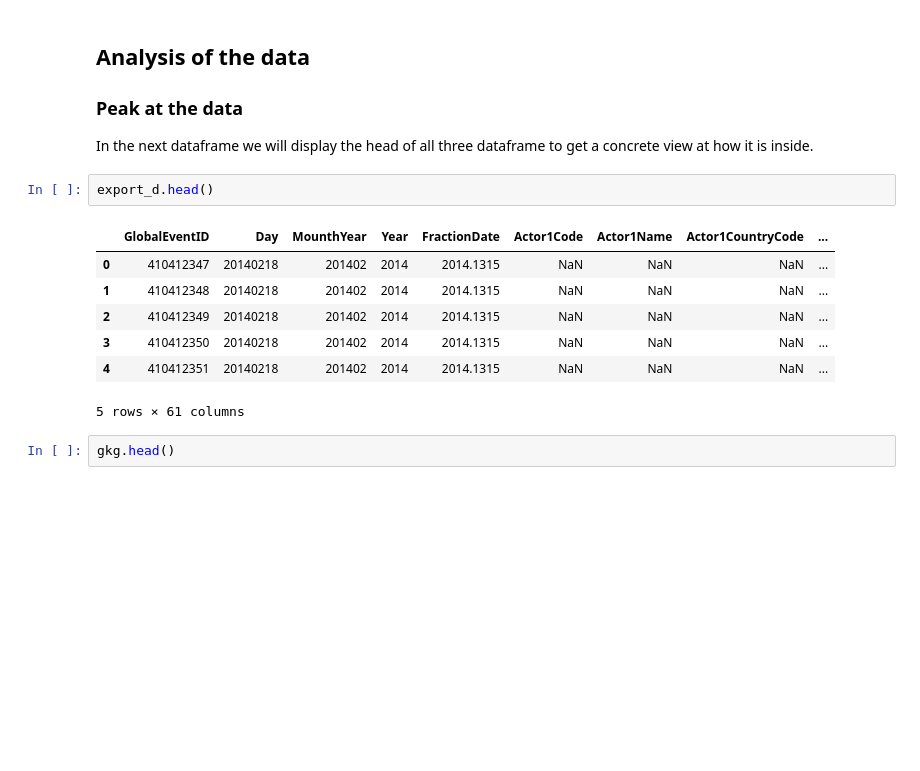
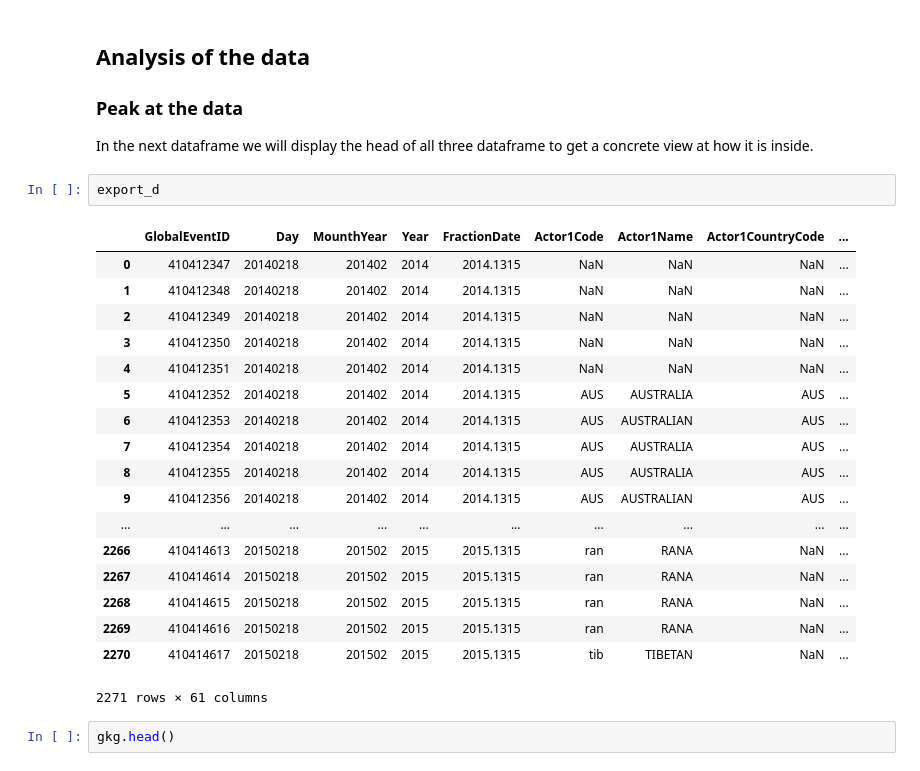
Before and after one commit to Razoff/Stark_AdA_project, a Jupyter notebook: test_arnaud.ipynb, the cells around one changed output. Cells and saved outputs as stored; diff of their text form; blank space fills up the shorter version.

```diff
--- a/test_arnaud.ipynb
+++ b/test_arnaud.ipynb
@@ -63,15 +63,26 @@ def get_map_site():
 
 In the next dataframe we will display the head of all three dataframe to get a concrete view at how it is inside.
 # %%
-export_d.head()
+export_d
 # %% [output]
 |  | GlobalEventID | Day | MounthYear | Year | FractionDate | Actor1Code | Actor1Name | Actor1CountryCode | ... |
 | 0 | 410412347 | 20140218 | 201402 | 2014 | 2014.1315 | NaN | NaN | NaN | ... |
 | 1 | 410412348 | 20140218 | 201402 | 2014 | 2014.1315 | NaN | NaN | NaN | ... |
 | 2 | 410412349 | 20140218 | 201402 | 2014 | 2014.1315 | NaN | NaN | NaN | ... |
 | 3 | 410412350 | 20140218 | 201402 | 2014 | 2014.1315 | NaN | NaN | NaN | ... |
 | 4 | 410412351 | 20140218 | 201402 | 2014 | 2014.1315 | NaN | NaN | NaN | ... |
+| 5 | 410412352 | 20140218 | 201402 | 2014 | 2014.1315 | AUS | AUSTRALIA | AUS | ... |
+| 6 | 410412353 | 20140218 | 201402 | 2014 | 2014.1315 | AUS | AUSTRALIAN | AUS | ... |
+| 7 | 410412354 | 20140218 | 201402 | 2014 | 2014.1315 | AUS | AUSTRALIA | AUS | ... |
+| 8 | 410412355 | 20140218 | 201402 | 2014 | 2014.1315 | AUS | AUSTRALIA | AUS | ... |
+| 9 | 410412356 | 20140218 | 201402 | 2014 | 2014.1315 | AUS | AUSTRALIAN | AUS | ... |
+| ... | ... | ... | ... | ... | ... | ... | ... | ... | ... |
+| 2266 | 410414613 | 20150218 | 201502 | 2015 | 2015.1315 | ran | RANA | NaN | ... |
+| 2267 | 410414614 | 20150218 | 201502 | 2015 | 2015.1315 | ran | RANA | NaN | ... |
+| 2268 | 410414615 | 20150218 | 201502 | 2015 | 2015.1315 | ran | RANA | NaN | ... |
+| 2269 | 410414616 | 20150218 | 201502 | 2015 | 2015.1315 | ran | RANA | NaN | ... |
+| 2270 | 410414617 | 20150218 | 201502 | 2015 | 2015.1315 | tib | TIBETAN | NaN | ... |
-5 rows × 61 columns
+2271 rows × 61 columns
 # %%
 gkg.head()
 # %% [output]
```
Also changed, not shown: parts of 2 cells of this notebook.
